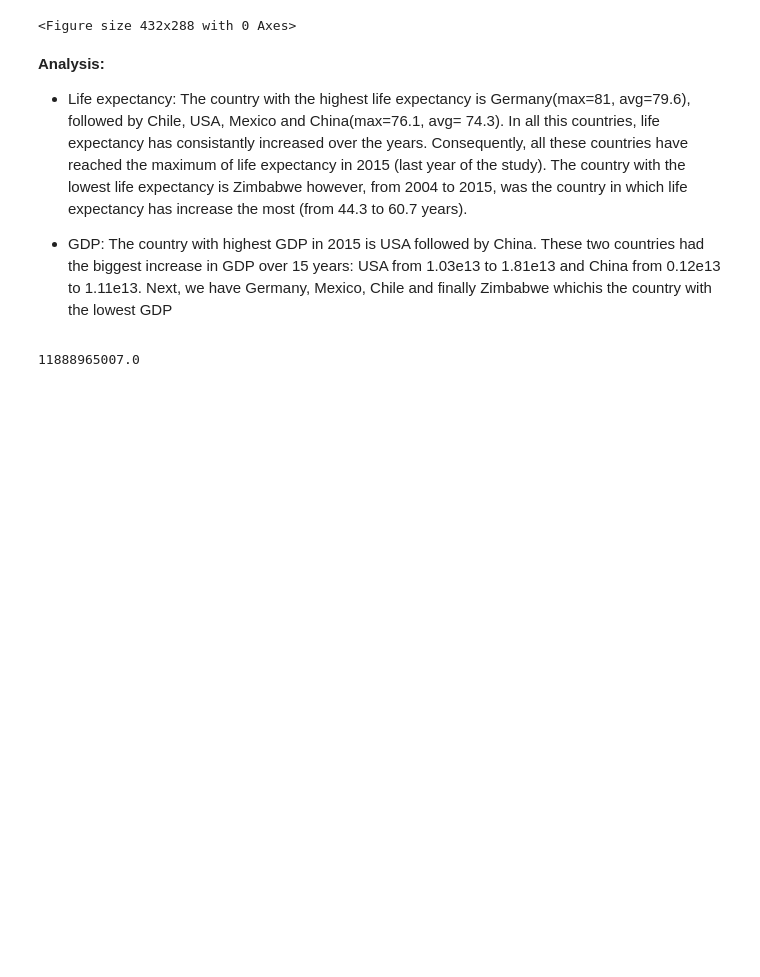
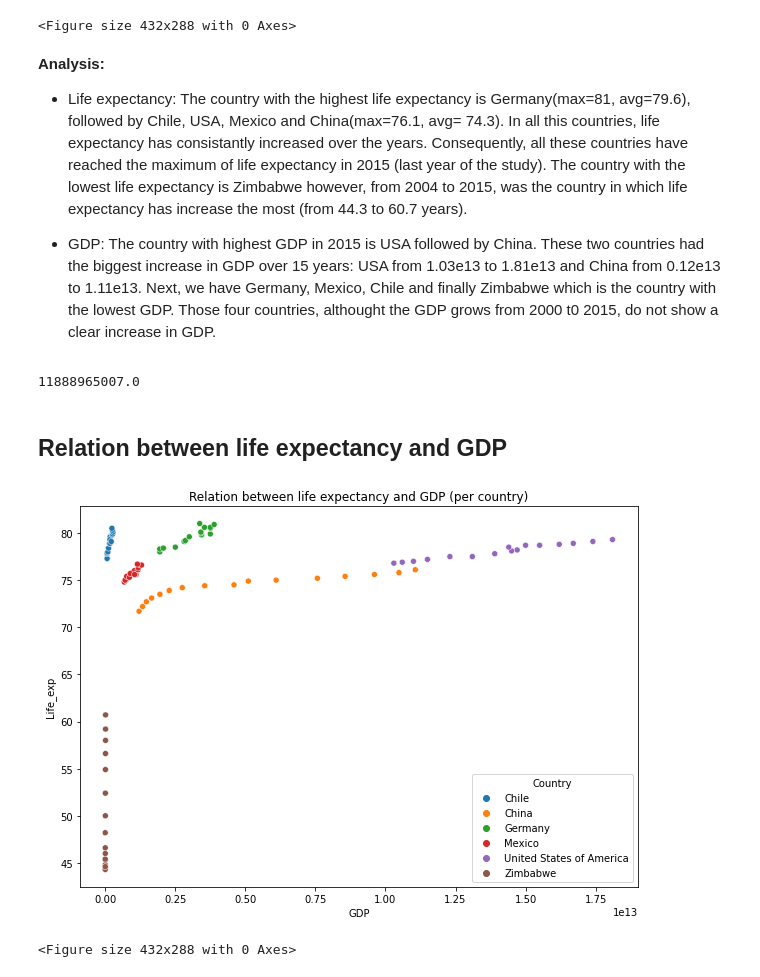
Before and after one commit to ReisMM/Life_expectancy2, a Jupyter notebook: life_expectancy_gdp.ipynb, the cells around one changed output. Saved outputs shown, nothing was run; the diff lists cells and outputs as text; code cells hidden in the pictures; blank space fills up the shorter version.

```diff
--- a/life_expectancy_gdp.ipynb
+++ b/life_expectancy_gdp.ipynb
@@ -128,8 +127,19 @@ plt.clf()
 
 - Life expectancy: The country with the  highest life expectancy is Germany(max=81, avg=79.6), followed by Chile, USA, Mexico and China(max=76.1, avg= 74.3). In all this countries, life expectancy has consistantly increased over the years. Consequently, all these countries have reached the maximum of life expectancy in 2015 (last year of the study). The country with the lowest life expectancy is Zimbabwe however, from 2004 to 2015, was the country in which life expectancy has increase the most (from 44.3 to 60.7 years).
 
-- GDP: The country with highest GDP in 2015 is USA followed by China. These two countries had the biggest increase in GDP over 15 years: USA from 1.03e13 to 1.81e13 and China from 0.12e13 to 1.11e13. Next, we have Germany, Mexico, Chile and finally Zimbabwe whichis the country with the lowest GDP
+- GDP: The country with highest GDP in 2015 is USA followed by China. These two countries had the biggest increase in GDP over 15 years: USA from 1.03e13 to 1.81e13 and China from 0.12e13 to 1.11e13. Next, we have Germany, Mexico, Chile and finally Zimbabwe which is the country with the lowest GDP. Those four countries, althought the GDP grows from 2000 t0 2015, do not show a clear increase in GDP.
 # %%
 print(np.max(data.GDP[data.Country == 'Zimbabwe'])-np.min(data.GDP[data.Country == 'Zimbabwe']))
 # %% [output]
 11888965007.0
+# %% [markdown]
+## Relation between life expectancy and GDP
+# %%
+plt.figure(figsize=(10,7))
+sns.scatterplot(x=data.GDP, y=data.Life_exp, hue=data.Country)
+plt.title('Relation between life expectancy and GDP (per country)')
+plt.show()
+plt.clf()
+# %% [output]
+[figure, added]
+<Figure size 432x288 with 0 Axes>
```
Also changed, not shown: parts of 9 cells of this notebook.
